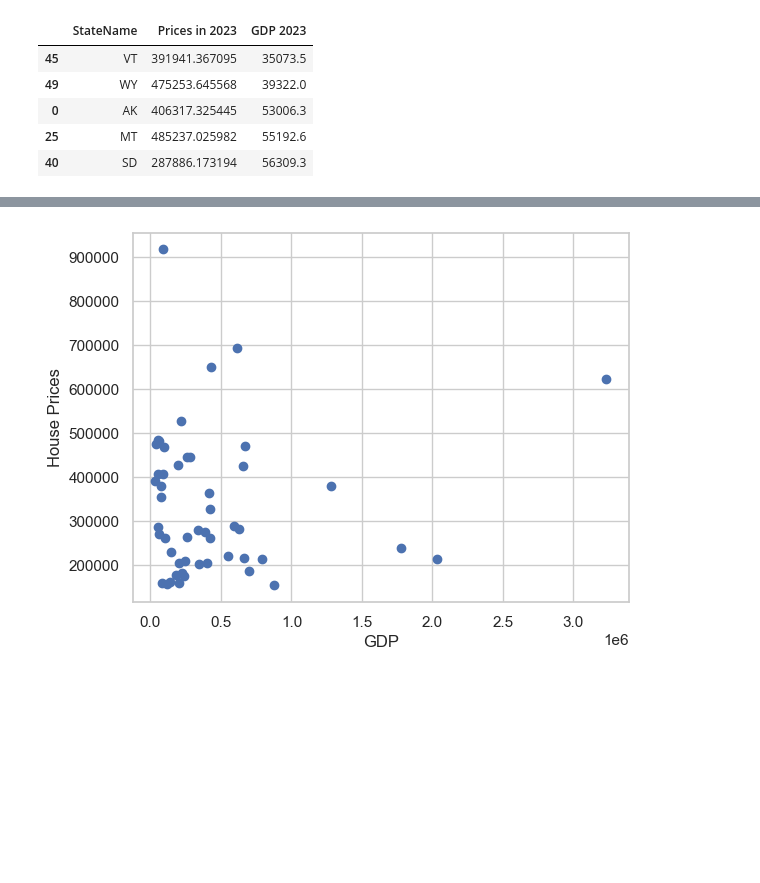
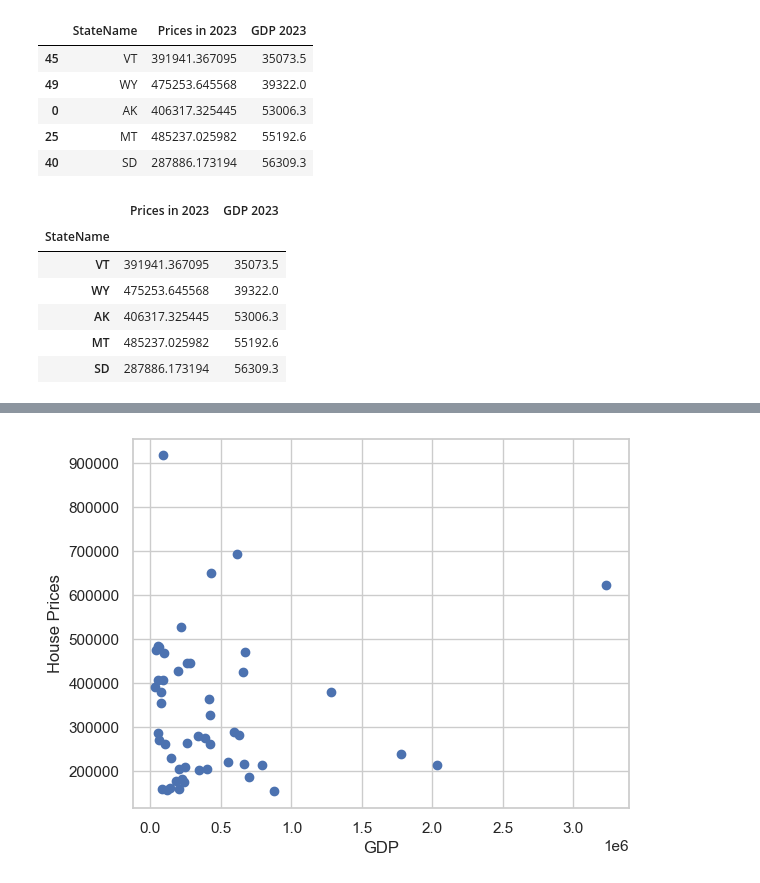
Before and after one commit to elgnol/RealEstate_Project_3, a Jupyter notebook: Analysis/GDP_vs_housing_price_2023.ipynb, the cells around one changed output, grey strips where cells are left out. Saved outputs shown, nothing was run; the diff lists cells and outputs as text; code cells hidden in the pictures; blank space fills up the shorter version.

```diff
--- a/Long/GDP_vs_housing_price_2023.ipynb
+++ b/Analysis/GDP_vs_housing_price_2023.ipynb
@@ -104,3 +104,14 @@ df_sorted_gdp.head()
 | 0 | AK | 406317.325445 | 53006.3 |
 | 25 | MT | 485237.025982 | 55192.6 |
 | 40 | SD | 287886.173194 | 56309.3 |
+# %%
+compare_df = df_sorted_gdp.set_index('StateName', inplace = False)
+compare_df.head()
+# %% [output]
+|  | Prices in 2023 | GDP 2023 |
+| StateName |  |  |
+| VT | 391941.367095 | 35073.5 |
+| WY | 475253.645568 | 39322.0 |
+| AK | 406317.325445 | 53006.3 |
+| MT | 485237.025982 | 55192.6 |
+| SD | 287886.173194 | 56309.3 |
```
Also changed, not shown: parts of 4 cells of this notebook, 4 other files.
